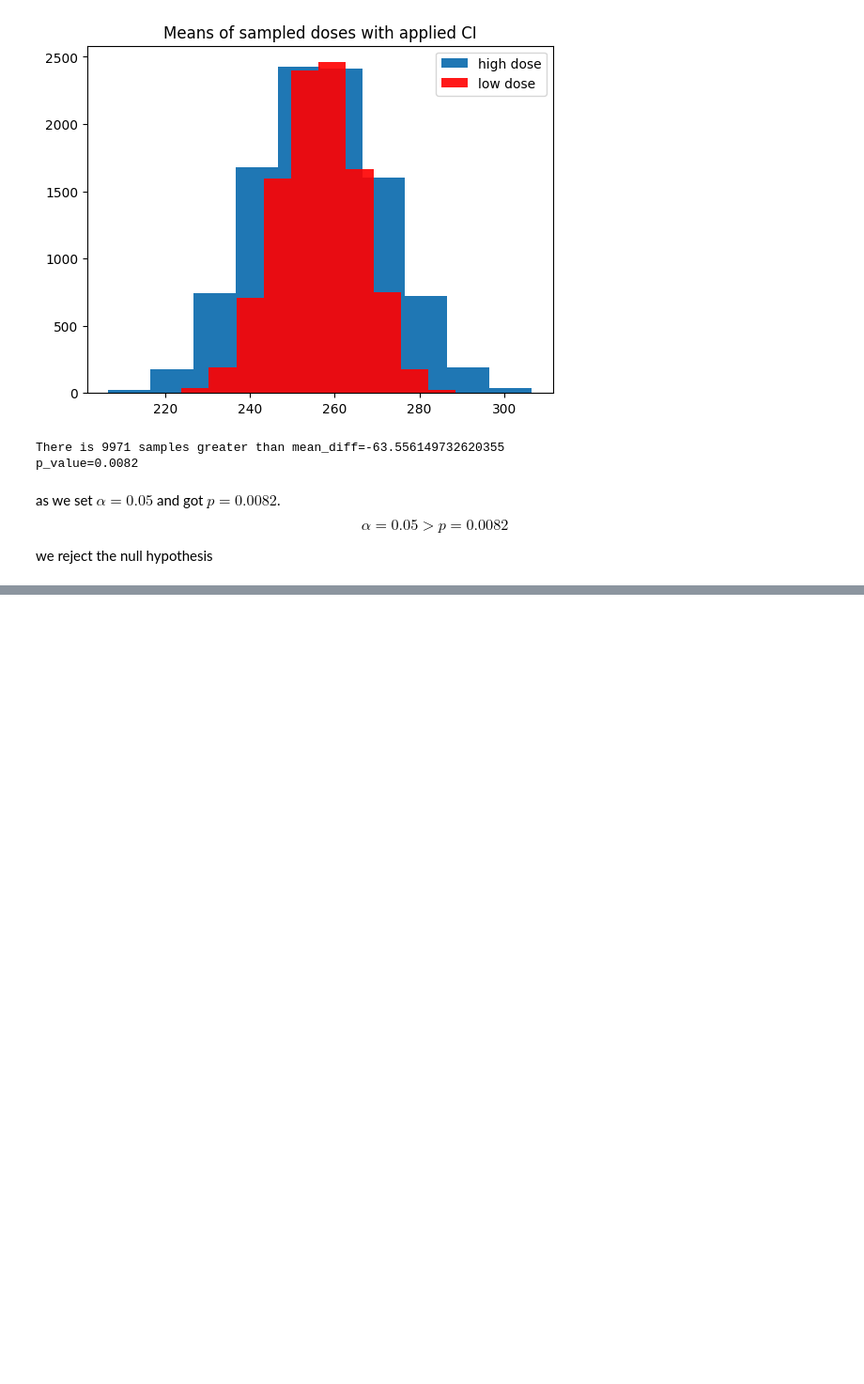
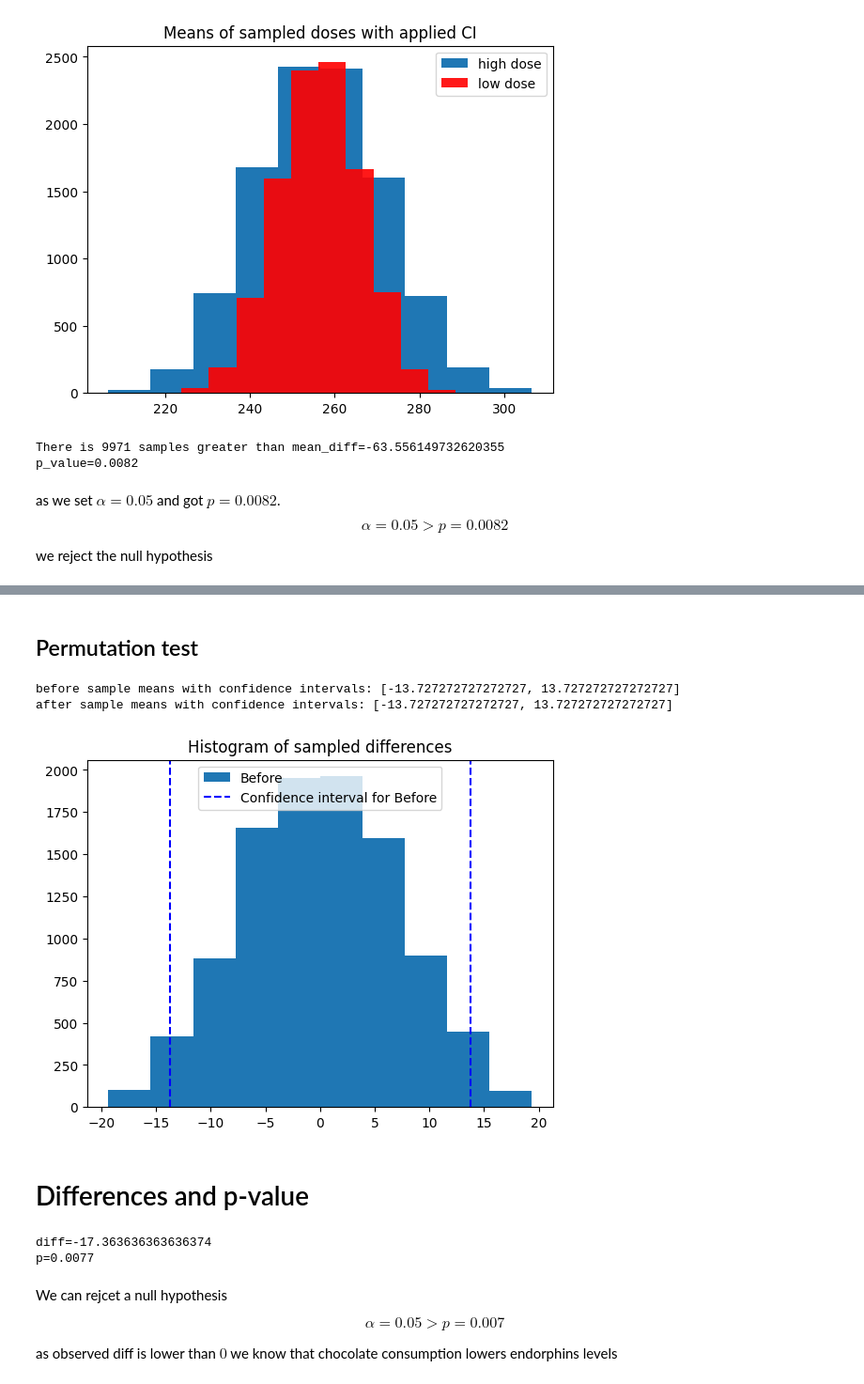
Before and after one commit to xXKeNdAmAmAsTeRXx/Machine-Learning-Tasks, a Jupyter notebook: Resampling_Methods/Statistical_Testing.ipynb, the cells around one changed output, grey strips where cells are left out. Shown at 94% size. Cells and saved outputs as stored; diff of their text form; code cells hidden in the pictures; blank space fills up the shorter version.

Commit message:
Chocolate and endorphines fixes, add additional desc

```diff
--- a/Resampling_Methods/Statistical_Testing.ipynb
+++ b/Resampling_Methods/Statistical_Testing.ipynb
@@ -208,0 +239,54 @@ we reject the null hypothesis
+# %% [markdown]
+## Permutation test
+# %%
+N = int(1e4)
+idx = len(before)
+
+differences_abs = np.abs(differences)
+
+null_distribution = []
+for i in range(N):
+    signs = np.random.choice([-1, 1], size=len(differences_abs))
+    null_distribution.append(np.mean(signs*differences_abs))
+
+
+null_distribution = np.array(null_distribution)
+
+
+alpha = 0.05
+null_distribution_ci = sorted(null_distribution)[int(N * alpha/2):-int(N*alpha/2)]
+
+
+print(f"before sample means with confidence intervals: [{null_distribution_ci[0]}, {null_distribution_ci[-1]}]")
+print(f"after sample means with confidence intervals: [{null_distribution_ci[0]}, {null_distribution_ci[-1]}]")
+
+plt.title("Histogram of sampled differences")
+plt.hist(null_distribution, label="Before")
+
+plt.axline([null_distribution_ci[0],0], [null_distribution_ci[0], 1], color="blue", linestyle="--", label="Confidence interval for Before")
+plt.axline([null_distribution_ci[-1],0], [null_distribution_ci[-1], 1], color="blue", linestyle="--")
+
+
+plt.legend()
+plt.show()
+# %% [output]
+before sample means with confidence intervals: [-13.727272727272727, 13.727272727272727]
+after sample means with confidence intervals: [-13.727272727272727, 13.727272727272727]
+[figure, added]
+# %% [markdown]
+# Differences and p-value
+# %%
+p = np.sum(np.abs(null_distribution) >= np.abs(observed_diff))/N
+print(f"{diff=}")
+print(f"{p=}")
+# %% [output]
+diff=-17.363636363636374
+p=0.0077
+# %% [markdown]
+We can rejcet a null hypothesis
+
+$$
+\alpha =0.05 > p=0.007
+$$
+
+as observed diff is lower than $0$ we know that chocolate consumption lowers endorphins levels
```
Also changed, not shown: parts of 5 cells of this notebook.
